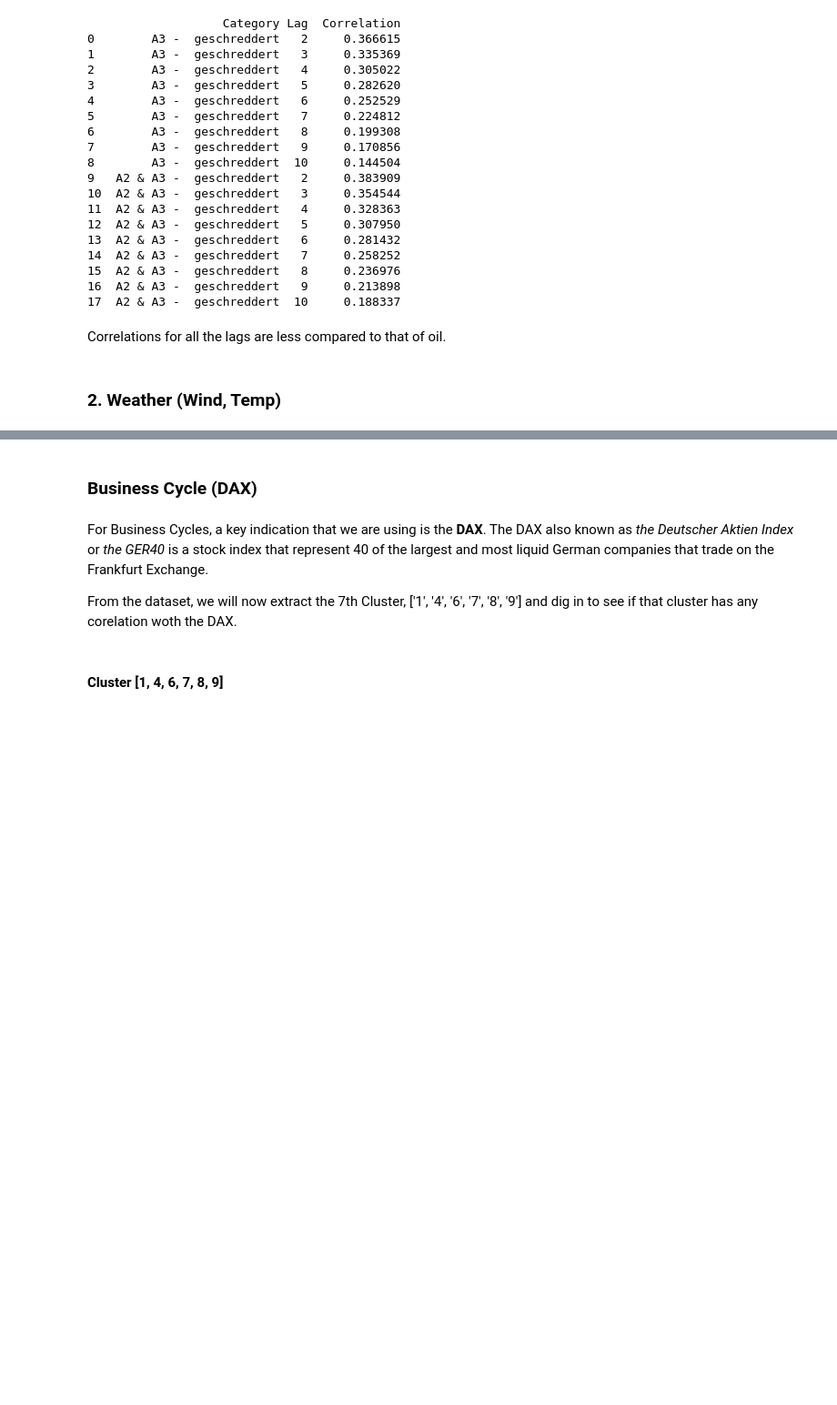
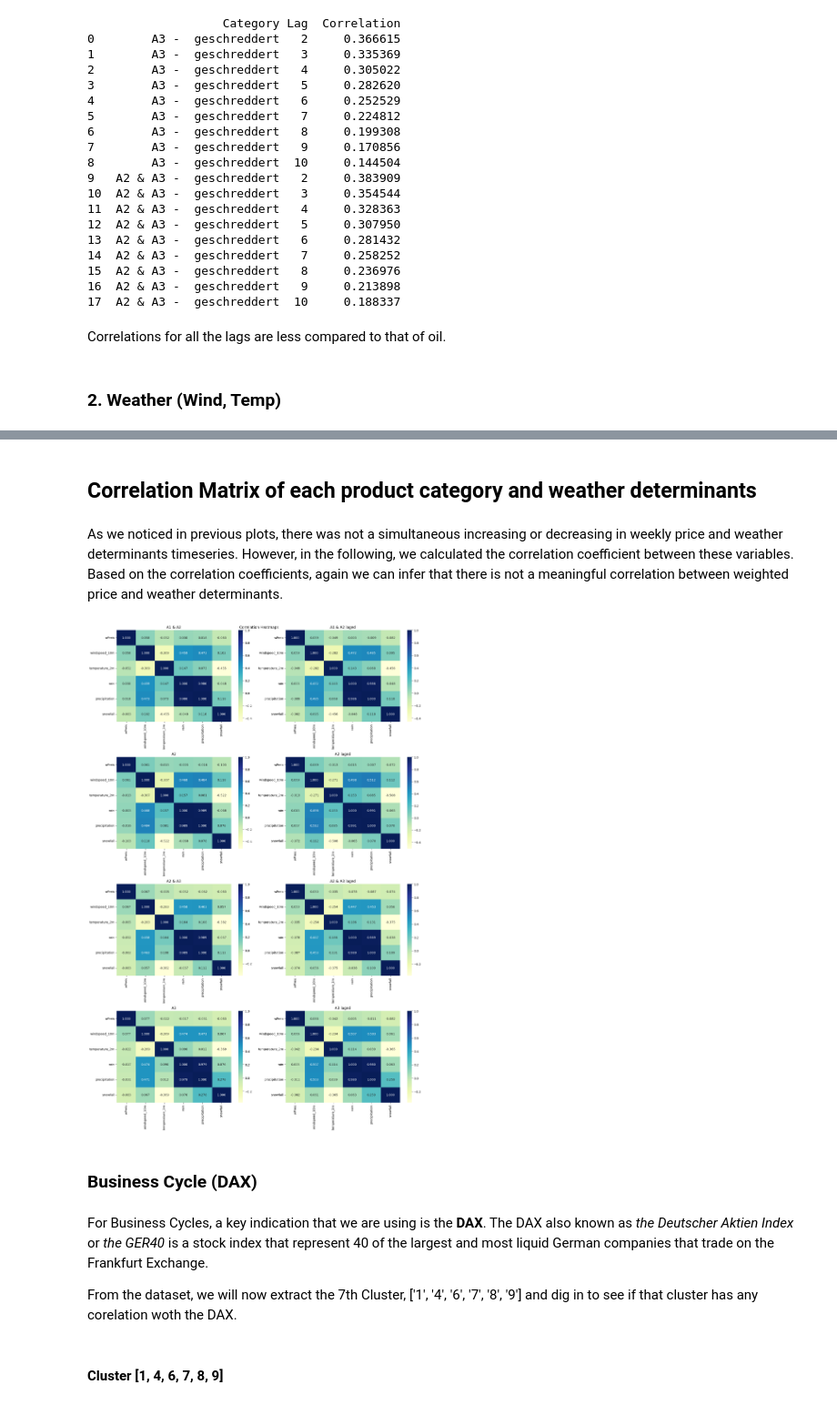
Before and after one commit to surajkarak/KIPA_DigiTrans, a Jupyter notebook: KIPA Project_Final.ipynb, the cells around one changed output, grey strips where cells are left out. Shown at 91% size. Saved outputs shown, nothing was run; the diff lists cells and outputs as text; code cells hidden in the pictures; blank space fills up the shorter version.

```diff
--- a/KIPA Project_Final.ipynb
+++ b/KIPA Project_Final.ipynb
@@ -759,0 +878,6 @@ fig.show()
+# %%
+wdl_A2A3_262728 = pd.merge(A2A3_262728[['date', 'wPreis', 'full']],
+                             wl_262728[['time', 'windspeed_10m', 'temperature_2m','time_lag','snowfall','precipitation','rain']],
+                             left_on='date', right_on='time_lag', how='inner')
+wdl_A2A3_262728 = wdl_A2A3_262728.drop(columns=['time','time_lag'])
+# wdl_A2A3_262728.head()
@@ -759,0 +886,12 @@ fig.show()
+# %%
+wd_A3_4849 = pd.merge(A3_4849[['date', 'full', 'wPreis']],
+                            w_4849[['time', 'windspeed_10m','temperature_2m','snowfall','precipitation','rain']],
+                            left_on='date', right_on='time', how='inner')
+wd_A3_4849 = wd_A3_4849.drop(columns='time')
+# wd_A3_4849.head()
+# %%
+wdl_A3_4849 = pd.merge(A3_4849[['date', 'wPreis', 'full']],
+                             wl_4849[['time', 'windspeed_10m', 'temperature_2m','time_lag','snowfall','precipitation','rain']],
+                             left_on='date', right_on='time_lag', how='inner')
+wdl_A3_4849 = wdl_A3_4849.drop(columns=['time','time_lag'])
+# wdl_A3_4849.head()
@@ -760,3 +1488,35 @@ fig.show()
+# %% [markdown]
+## Correlation Matrix of each product category and weather determinants
+# %% [markdown]
+As we noticed in previous plots, there was not a simultaneous increasing or decreasing in weekly price and weather determinants timeseries. However, in the following, we calculated the correlation coefficient between these variables. Based on the correlation coefficients, again we can infer that there is not a meaningful correlation between weighted price and weather determinants.
+# %%
+correlation_A1A2 = wd_A1A2_20212223[['wPreis', 'windspeed_10m','temperature_2m','rain','precipitation','snowfall']].corr()
+correlation_A1A2_lag = wdl_A1A2_20212223[['wPreis', 'windspeed_10m','temperature_2m','rain','precipitation','snowfall']].corr()
+correlation_A2 = wd_A2_2425[['wPreis', 'windspeed_10m','temperature_2m','rain','precipitation','snowfall']].corr()
+correlation_A2_lag = wdl_A2_2425[['wPreis', 'windspeed_10m','temperature_2m','rain','precipitation','snowfall']].corr()
+correlation_A2A3 = wd_A2A3_262728[['wPreis', 'windspeed_10m','temperature_2m','rain','precipitation','snowfall']].corr()
+correlation_A2A3_lag = wdl_A2A3_262728[['wPreis', 'windspeed_10m','temperature_2m','rain','precipitation','snowfall']].corr()
+correlation_A3 = wd_A3_4849[['wPreis', 'windspeed_10m','temperature_2m','rain','precipitation','snowfall']].corr()
+correlation_A3_lag = wdl_A3_4849[['wPreis', 'windspeed_10m','temperature_2m','rain','precipitation','snowfall']].corr()
+# %%
+# Sample heatmap data (replace with your actual data)
+correlation_matrices = [correlation_A1A2, correlation_A1A2_lag, correlation_A2, correlation_A2_lag,
+                       correlation_A2A3, correlation_A2A3_lag, correlation_A3, correlation_A3_lag]
+
+matrix_names = ["A1 & A2", "A1 & A2 laged", "A2", "A2 laged", "A2 & A3", "A2 & A3 laged", "A3", "A3 laged"]
+
+fig, axes = plt.subplots(4, 2, figsize=(16, 24))
+fig.suptitle("Correlation Heatmaps")
+
+for i, corr_matrix in enumerate(correlation_matrices):
+    ax = axes[i // 2, i % 2]
+    sns.heatmap(corr_matrix, annot=True, fmt=".3f", cmap="YlGnBu", ax=ax)
+    ax.set_title(matrix_names[i])
+
+plt.tight_layout()
+plt.show()
+# %% [output]
+[figure, added]
 # %% [markdown]
 ### Business Cycle (DAX)
 # %% [markdown]
```
Also changed, not shown: parts of 89 cells of this notebook.
